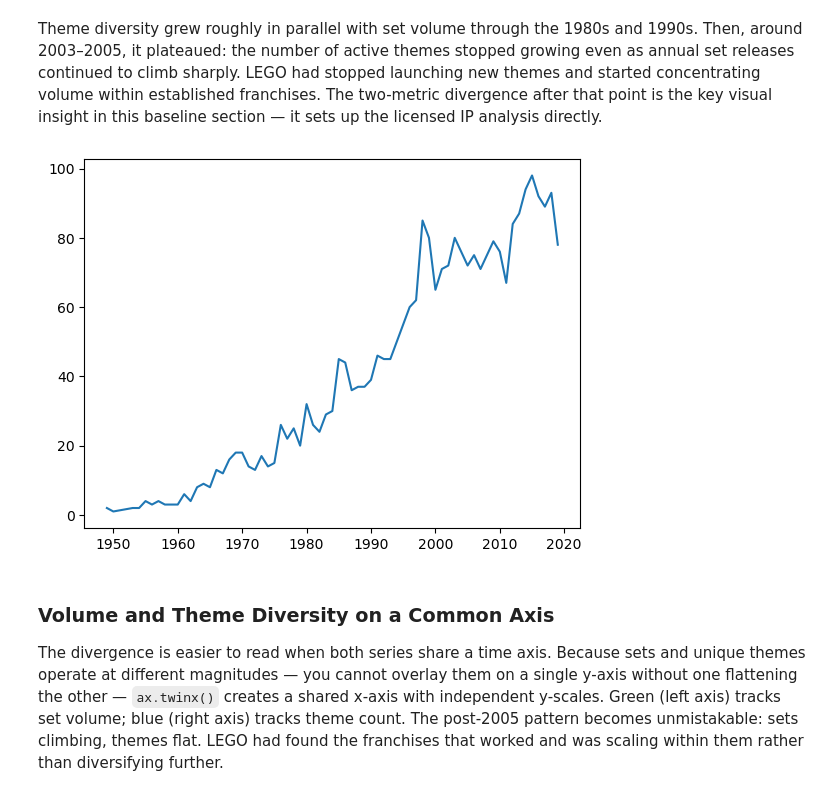
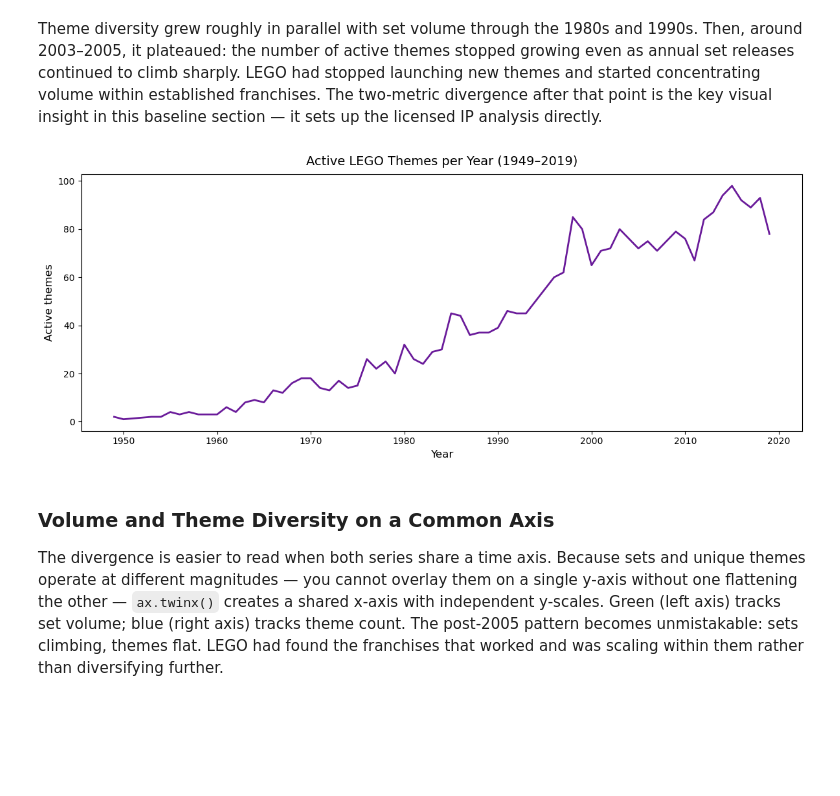
Before and after one commit to xavier-oc-programming/lego-dataset-analysis, a Jupyter notebook: notebooks/analysis/lego_analysis.ipynb, the cells around one changed output. Saved outputs shown, nothing was run; the diff lists cells and outputs as text; code cells hidden in the pictures; blank space fills up the shorter version.

```diff
--- a/notebooks/analysis/lego_analysis.ipynb
+++ b/notebooks/analysis/lego_analysis.ipynb
@@ -206,11 +212,17 @@ themes_by_year.rename(columns={'theme_id': 'nr_themes'}, inplace=True)
 The earliest years show minimal theme diversity: **2 themes in 1949, 1 in 1950**. Theme count grew slowly through the 1960s and 1970s, then accelerated through the 1980s and 1990s as LEGO launched Castle, Space, Pirates, Technic, and dozens of sub-lines. The plateau comes later — visible in the chart that follows.
 # %% [markdown]
 Theme diversity grew roughly in parallel with set volume through the 1980s and 1990s. Then, around 2003–2005, it plateaued: the number of active themes stopped growing even as annual set releases continued to climb sharply. LEGO had stopped launching new themes and started concentrating volume within established franchises. The two-metric divergence after that point is the key visual insight in this baseline section — it sets up the licensed IP analysis directly.
-# %%
-plt.plot(themes_by_year.index[0:-2], themes_by_year.nr_themes[0:-2])
-plt.show()
-# %% [output]
-[figure, removed]
+# %%
+fig, ax = plt.subplots(figsize=(12, 5))
+ax.plot(themes_by_year.index[0:-2], themes_by_year.nr_themes[0:-2],
+        color='#6A1B9A', linewidth=2)
+ax.set_xlabel('Year', fontsize=12)
+ax.set_ylabel('Active themes', fontsize=12)
+ax.set_title('Active LEGO Themes per Year (1949–2019)', fontsize=14, pad=10)
+plt.tight_layout()
+plt.show()
+# %% [output]
+[figure, added]
 # %% [markdown]
 ### Volume and Theme Diversity on a Common Axis
 
```
Also changed, not shown: parts of 12 cells of this notebook, 1 other file.
